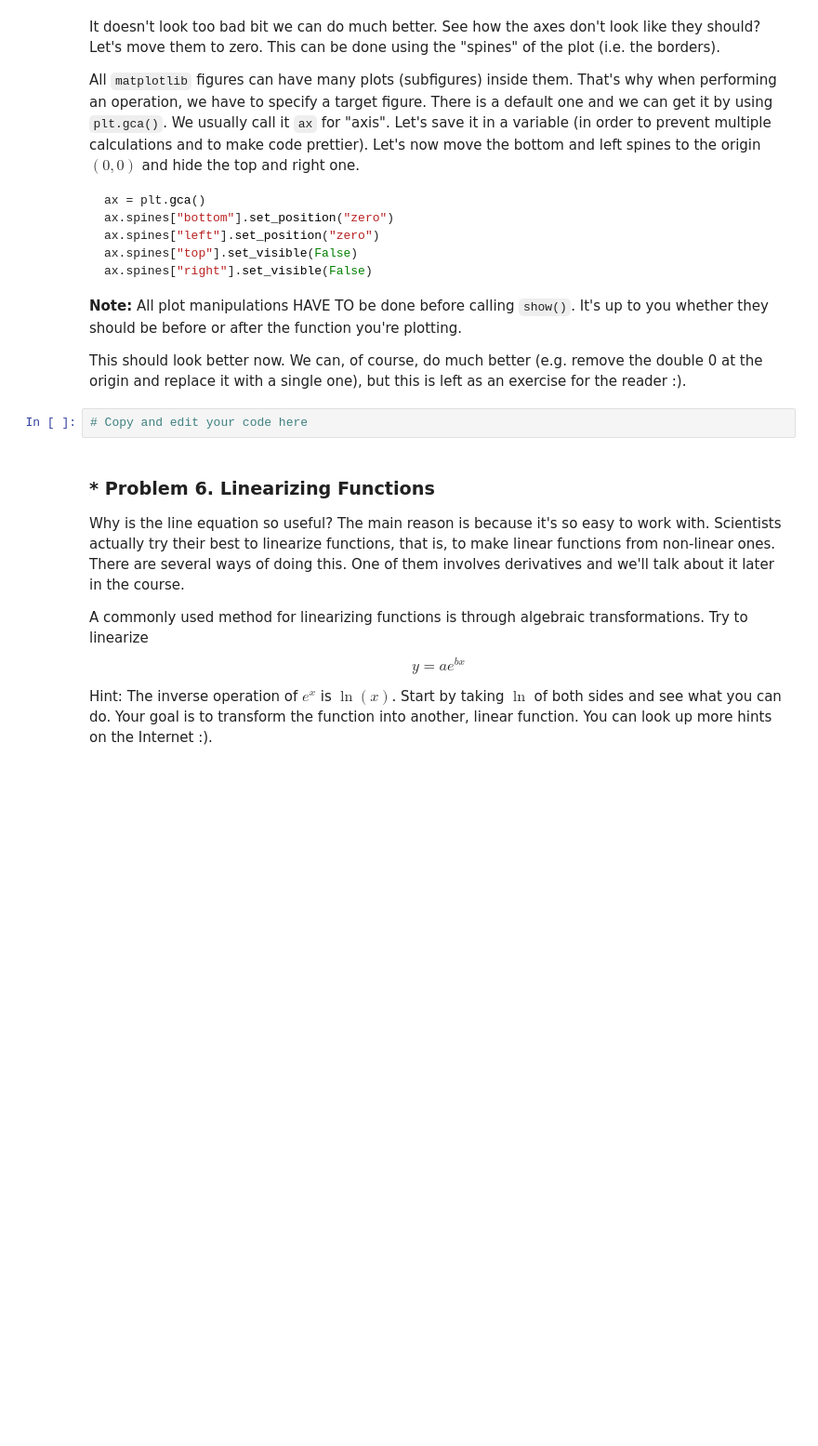
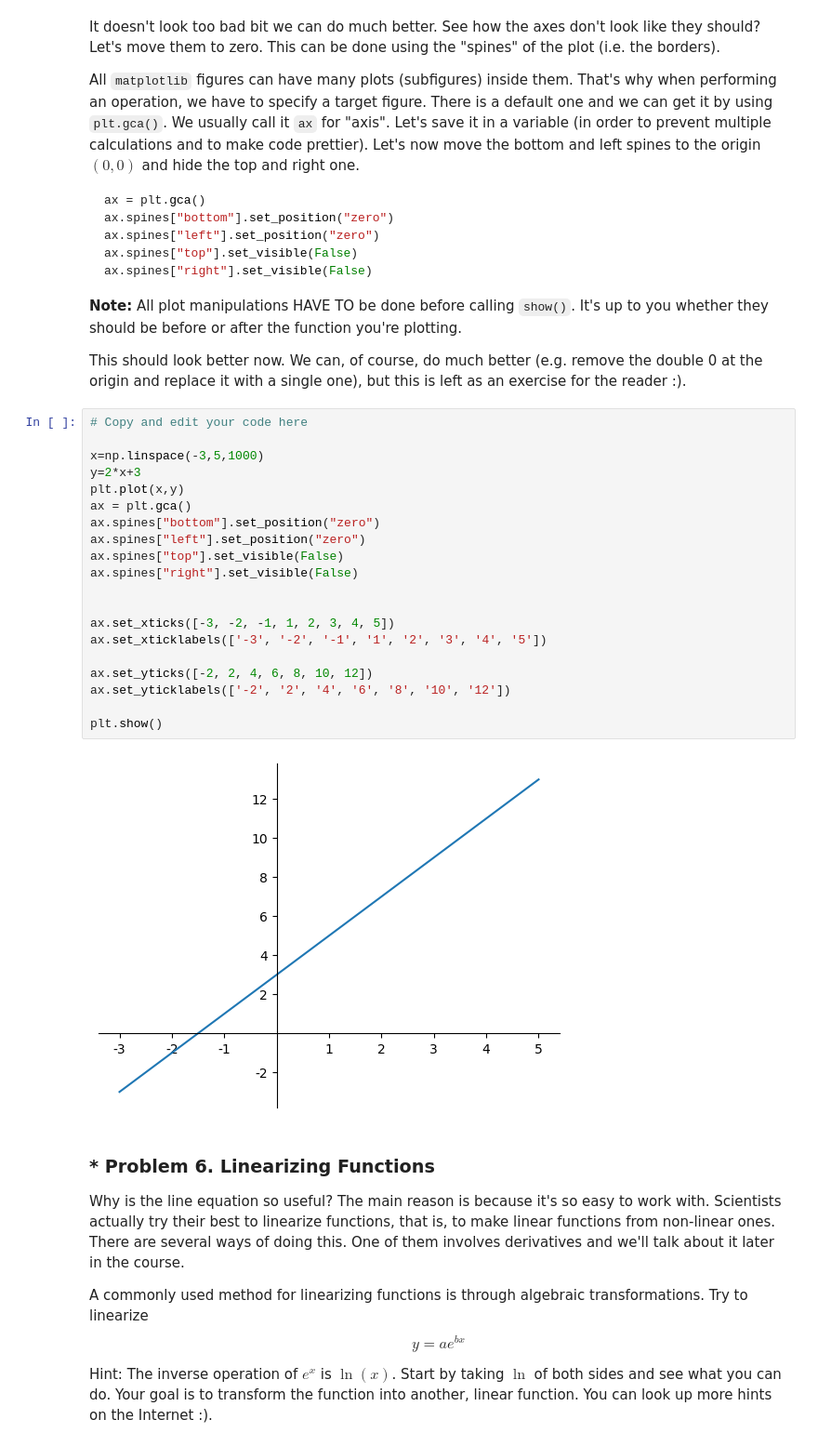
Before and after one commit to nikolaydimov83/PhytonCourses, a Jupyter notebook: Math_For_Devs/01_High_School_math/High-School Maths Exercise.ipynb, the cells around one changed output. Shown at 93% size. Saved outputs shown, nothing was run; the diff lists cells and outputs as text; blank space fills up the shorter version.

```diff
--- a/Math_For_Devs/01_High_School_math/High-School Maths Exercise.ipynb
+++ b/Math_For_Devs/01_High_School_math/High-School Maths Exercise.ipynb
@@ -538,6 +539,26 @@ ax.spines["right"].set_visible(False)
 This should look better now. We can, of course, do much better (e.g. remove the double 0 at the origin and replace it with a single one), but this is left as an exercise for the reader :).
 # %%
 # Copy and edit your code here
+
+x=np.linspace(-3,5,1000)
+y=2*x+3
+plt.plot(x,y)
+ax = plt.gca()
+ax.spines["bottom"].set_position("zero")
+ax.spines["left"].set_position("zero")
+ax.spines["top"].set_visible(False)
+ax.spines["right"].set_visible(False)
+
+
+ax.set_xticks([-3, -2, -1, 1, 2, 3, 4, 5])
+ax.set_xticklabels(['-3', '-2', '-1', '1', '2', '3', '4', '5'])
+
+ax.set_yticks([-2, 2, 4, 6, 8, 10, 12])
+ax.set_yticklabels(['-2', '2', '4', '6', '8', '10', '12'])
+
+plt.show()
+# %% [output]
+[figure, added]
 # %% [markdown]
 ### * Problem 6. Linearizing Functions
 Why is the line equation so useful? The main reason is because it's so easy to work with. Scientists actually try their best to linearize functions, that is, to make linear functions from non-linear ones. There are several ways of doing this. One of them involves derivatives and we'll talk about it later in the course.
```
Also changed, not shown: parts of 7 cells of this notebook.
